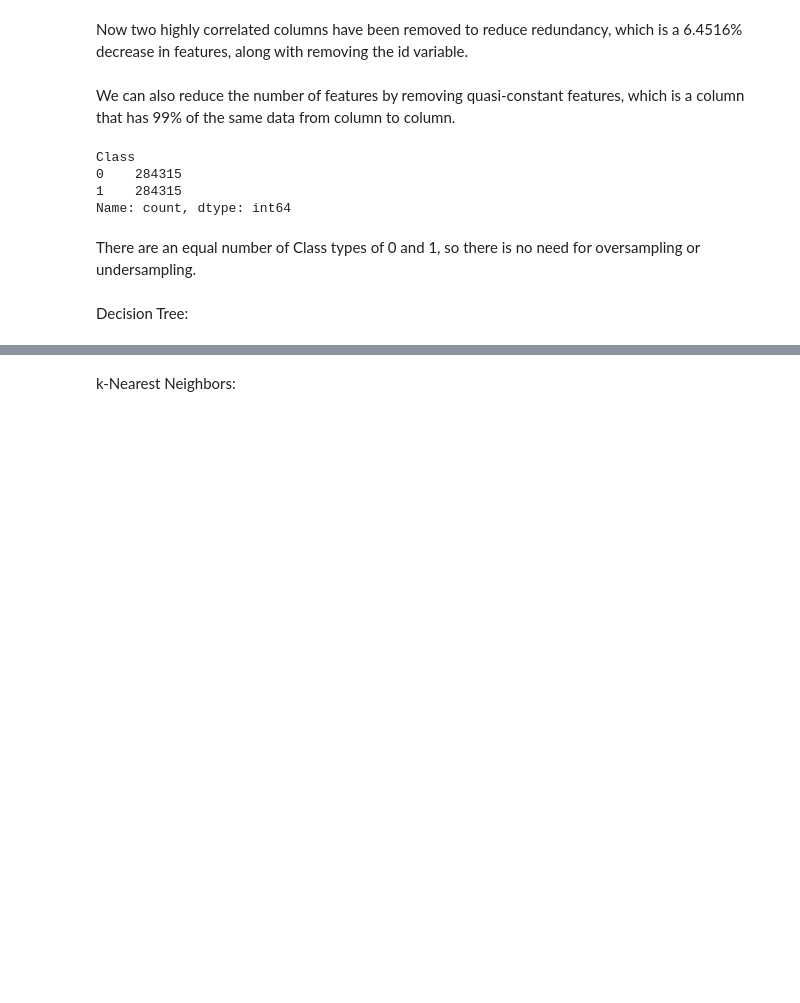
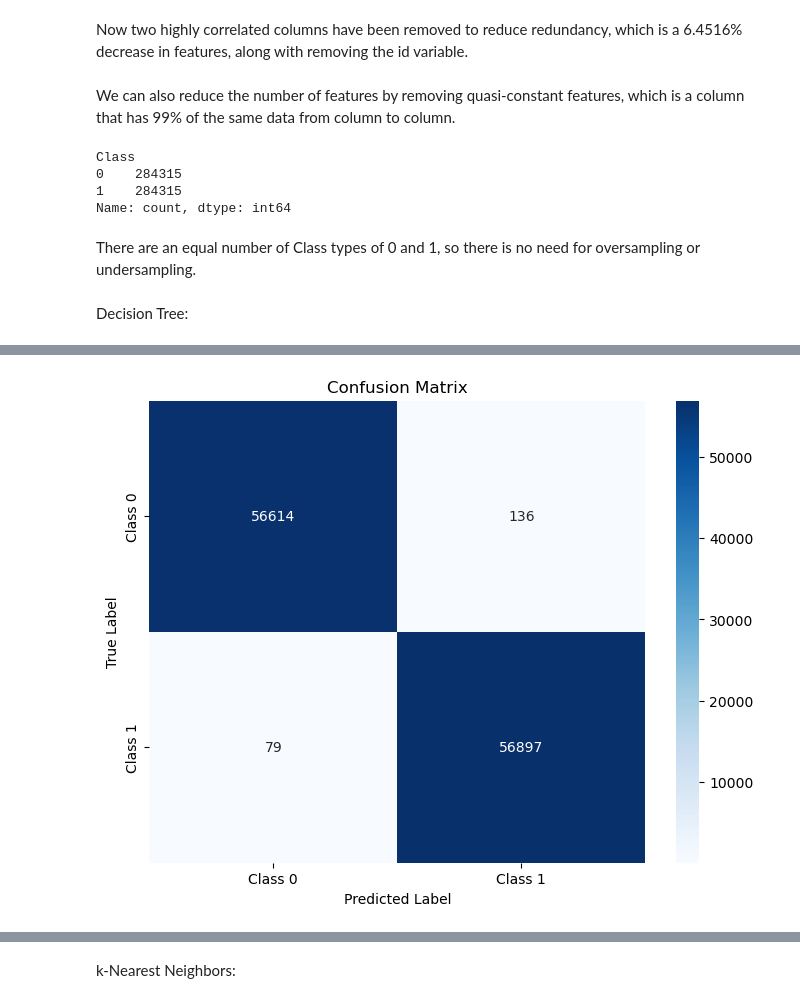
Before and after one commit to ewf40054/Binary-Classification-Project, a Jupyter notebook: Notebook.ipynb, the cells around one changed output, grey strips where cells are left out. Cells and saved outputs as stored; diff of their text form; code cells hidden in the pictures; blank space fills up the shorter version.

```diff
--- a/Notebook.ipynb
+++ b/Notebook.ipynb
@@ -193,0 +123,82 @@ False Negatives (FN): 57
+# %%
+from sklearn.tree import DecisionTreeClassifier
+from sklearn.model_selection import train_test_split, RandomizedSearchCV, cross_val_score
+from sklearn.metrics import confusion_matrix, f1_score, classification_report
+from sklearn import tree
+import matplotlib.pyplot as plt
+import seaborn as sns
+import numpy as np
+
+# Split data into features (X) and target (y)
+X = df_reduced.drop('Class', axis=1)
+y = df_reduced['Class']
+
+# Split data into training and testing sets
+X_train, X_test, y_train, y_test = train_test_split(X, y, test_size=0.2, random_state=42)
+
+# Define the Decision Tree model
+clf = DecisionTreeClassifier(random_state=42)
+
+# Define the hyperparameter grid
+param_distributions = {
+    'criterion': ['gini', 'entropy'],  # Splitting criteria
+    'max_depth': [None, 5, 10, 15],    # Depth of the tree
+    'min_samples_split': [2, 5, 10],  # Minimum samples required to split
+    'min_samples_leaf': [1, 2, 4],    # Minimum samples per leaf node
+    'splitter': ['best', 'random']    # Split strategy
+}
+
+# Use RandomizedSearchCV instead of GridSearchCV for faster results
+randomized_search = RandomizedSearchCV(
+    estimator=clf,
+    param_distributions=param_distributions,
+    n_iter=10,  # Number of random combinations to try
+    cv=3,       # Use 3-fold cross-validation for faster results
+    scoring='accuracy',
+    n_jobs=-1,  # Utilize all CPU cores for parallel processing
+    random_state=42,
+    verbose=1   # Display progress during search
+)
+
+# Fit the randomized search to the training data
+randomized_search.fit(X_train, y_train)
+
+# Get the best parameters and best estimator
+best_params = randomized_search.best_params_
+best_clf = randomized_search.best_estimator_
+
+print("Best Parameters:", best_params)
+
+# Evaluate the best model on the test set
+y_pred = best_clf.predict(X_test)
+accuracy = best_clf.score(X_test, y_test)
+print("Test Accuracy with Best Parameters:", accuracy)
+
+# Cross-validation score with the best model
+cv_scores = cross_val_score(best_clf, X, y, cv=3)  # Use 3-fold for faster computation
+print("Cross-Validation Scores:", cv_scores)
+print("Mean CV Score:", np.mean(cv_scores))
+
+# Confusion Matrix
+conf_matrix = confusion_matrix(y_test, y_pred)
+print("Confusion Matrix:\n", conf_matrix)
+
+# Classification Report for additional metrics
+print("Classification Report:\n", classification_report(y_test, y_pred))
+
+# Plot Confusion Matrix
+plt.figure(figsize=(8, 6))
+sns.heatmap(conf_matrix, annot=True, fmt="d", cmap="Blues",
+            xticklabels=['Class 0', 'Class 1'],
+            yticklabels=['Class 0', 'Class 1'])
+plt.xlabel("Predicted Label")
+plt.ylabel("True Label")
+plt.title("Confusion Matrix")
+plt.show()
+
+# Visualize the final decision tree
+plt.figure(figsize=(20, 10))  # Set figure size for readability
+tree.plot_tree(best_clf, filled=True, feature_names=X.columns, class_names=True, rounded=True)
+plt.title("Final Decision Tree")
+plt.show()
+# %% [output]
@@ -193,0 +222 @@ False Negatives (FN): 57
+[figure, added]
```
Also changed, not shown: parts of 5 cells of this notebook.
